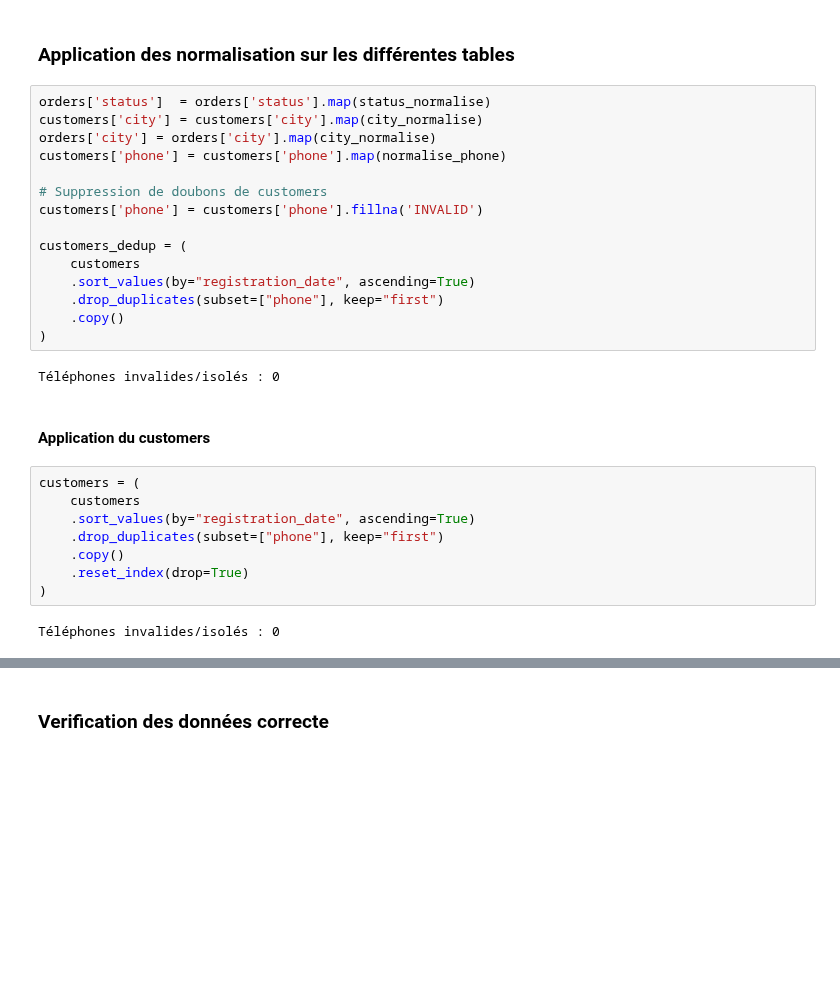
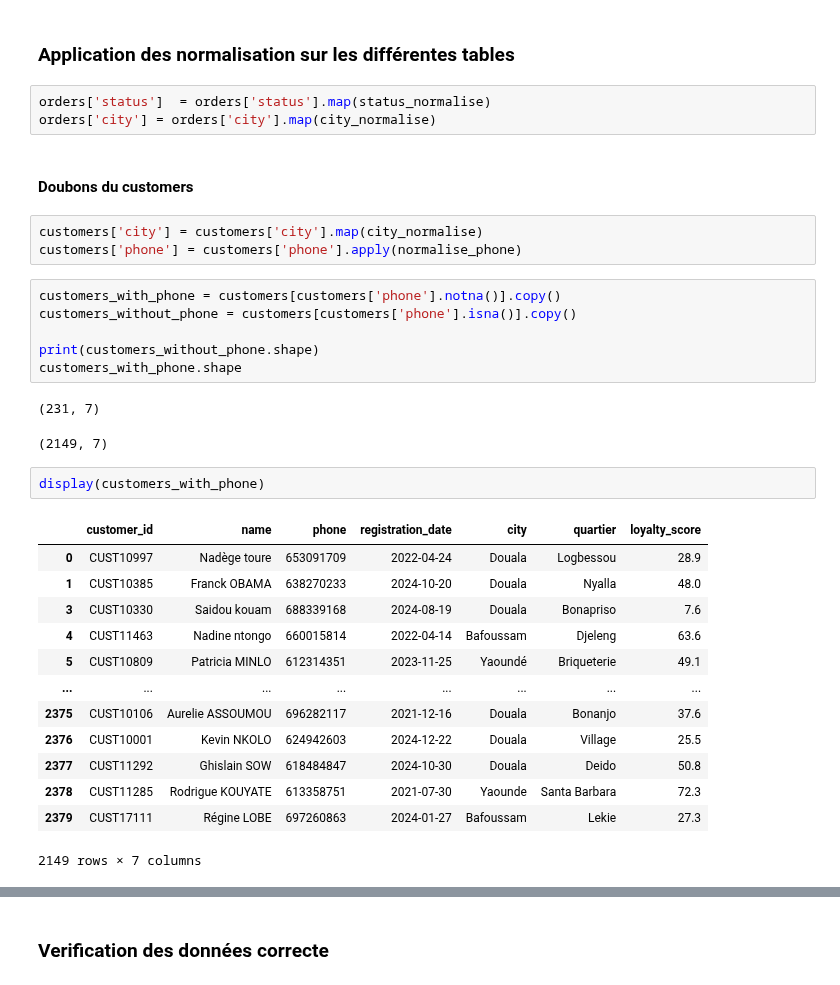
Before and after one commit to Codeur63/Projet_1-Data_IA_enginner, a Jupyter notebook: notebooks/EDA_rapport_final.ipynb, the cells around one changed output, grey strips where cells are left out. Cells and saved outputs as stored; diff of their text form; blank space fills up the shorter version.

Commit message:
Fix customers table

```diff
--- a/notebooks/EDA_rapport_final.ipynb
+++ b/notebooks/EDA_rapport_final.ipynb
@@ -340,30 +341,34 @@ Téléphones invalides/isolés : 0
 ### Application des normalisation sur les différentes tables
 # %%
 orders['status']  = orders['status'].map(status_normalise)
-customers['city'] = customers['city'].map(city_normalise)
 orders['city'] = orders['city'].map(city_normalise)
-customers['phone'] = customers['phone'].map(normalise_phone)
-
-# Suppression de doubons de customers
-customers['phone'] = customers['phone'].fillna('INVALID')
-
-customers_dedup = (
-    customers
-    .sort_values(by="registration_date", ascending=True)
-    .drop_duplicates(subset=["phone"], keep="first")
-    .copy()
-)
-# %% [output]
-Téléphones invalides/isolés : 0
-# %% [markdown]
-#### Application du customers
-# %%
-customers = (
-    customers
-    .sort_values(by="registration_date", ascending=True)
-    .drop_duplicates(subset=["phone"], keep="first")
-    .copy()
-    .reset_index(drop=True)
-)
-# %% [output]
-Téléphones invalides/isolés : 0
+# %% [markdown]
+#### Doubons du customers
+# %%
+customers['city'] = customers['city'].map(city_normalise)
+customers['phone'] = customers['phone'].apply(normalise_phone)
+# %%
+customers_with_phone = customers[customers['phone'].notna()].copy()
+customers_without_phone = customers[customers['phone'].isna()].copy()
+
+print(customers_without_phone.shape)
+customers_with_phone.shape
+# %% [output]
+(231, 7)
+(2149, 7)
+# %%
+display(customers_with_phone)
+# %% [output]
+|  | customer_id | name | phone | registration_date | city | quartier | loyalty_score |
+| 0 | CUST10997 | Nadège toure | 653091709 | 2022-04-24 | Douala | Logbessou | 28.9 |
+| 1 | CUST10385 | Franck OBAMA | 638270233 | 2024-10-20 | Douala | Nyalla | 48.0 |
+| 3 | CUST10330 | Saidou kouam | 688339168 | 2024-08-19 | Douala | Bonapriso | 7.6 |
+| 4 | CUST11463 | Nadine ntongo | 660015814 | 2022-04-14 | Bafoussam | Djeleng | 63.6 |
+| 5 | CUST10809 | Patricia MINLO | 612314351 | 2023-11-25 | Yaoundé | Briqueterie | 49.1 |
+| ... | ... | ... | ... | ... | ... | ... | ... |
+| 2375 | CUST10106 | Aurelie ASSOUMOU | 696282117 | 2021-12-16 | Douala | Bonanjo | 37.6 |
+| 2376 | CUST10001 | Kevin NKOLO | 624942603 | 2024-12-22 | Douala | Village | 25.5 |
+| 2377 | CUST11292 | Ghislain SOW | 618484847 | 2024-10-30 | Douala | Deido | 50.8 |
+| 2378 | CUST11285 | Rodrigue KOUYATE | 613358751 | 2021-07-30 | Yaounde | Santa Barbara | 72.3 |
+| 2379 | CUST17111 | Régine LOBE | 697260863 | 2024-01-27 | Bafoussam | Lekie | 27.3 |
+2149 rows × 7 columns
```
Also changed, not shown: parts of 7 cells of this notebook, 1 other file.
